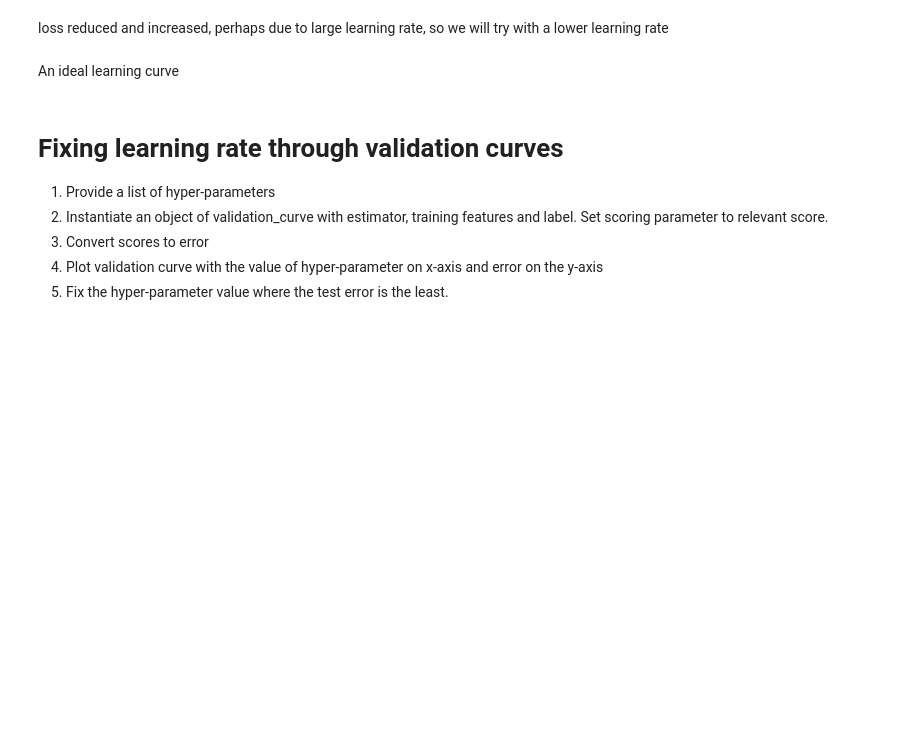
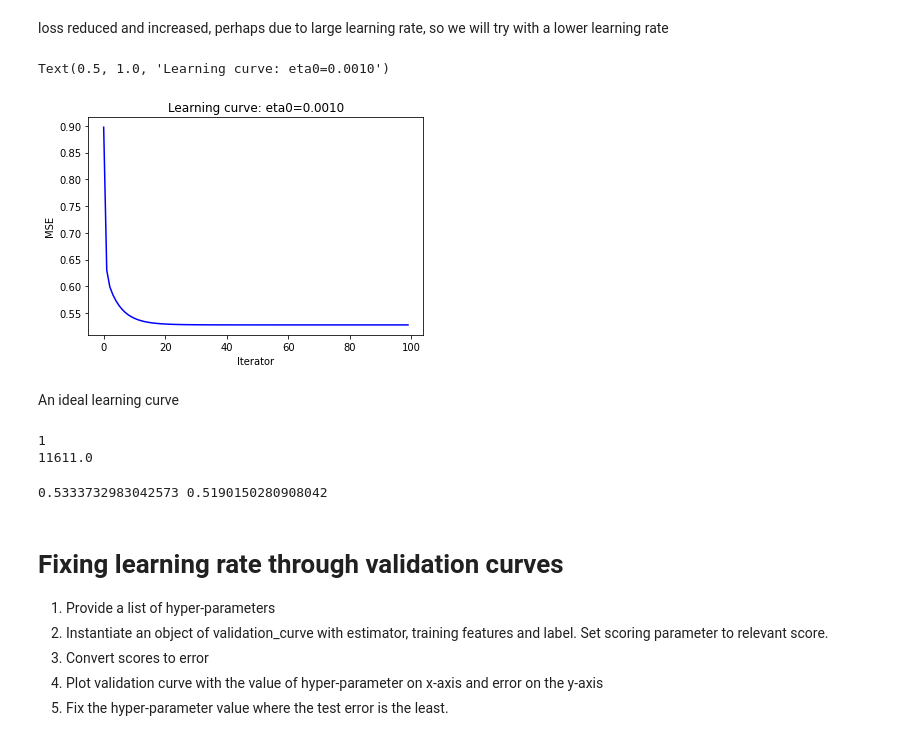
Before and after one commit to rahulagarwak/Machine-Learning-Practice-MLP, a Jupyter notebook: Colab Notebooks/MLP_Wk3_SGDRegressor.ipynb, the cells around one changed output. Cells and saved outputs as stored; diff of their text form; code cells hidden in the pictures; blank space fills up the shorter version.

```diff
--- a/Colab Notebooks/MLP_Wk3_SGDRegressor.ipynb
+++ b/Colab Notebooks/MLP_Wk3_SGDRegressor.ipynb
@@ -91,19 +101,22 @@ loss reduced and increased, perhaps due to large learning rate, so we will try w
 # %%
 eta0 = 1e-3
 sgd_pipeline = Pipeline([('feature_scaling', StandardScaler()),
                          ('SGD',SGDRegressor(max_iter=1, tol=-np.infty,
-                                             warm_start=True,
+                                             warm_start=True, eta0= eta0,
                                              random_state=42))])
 loss=[]
 for epoch in range(100):
   sgd_pipeline.fit(train_features, train_labels)
   loss.append(mean_squared_error(train_labels,
                                  sgd_pipeline.predict(train_features)))
 
 plt.plot(np.arange(len(loss)), loss, 'b-')
 plt.xlabel('Iterator')
 plt.ylabel('MSE')
 plt.title(f'Learning curve: eta0={eta0:.4f}')
+# %% [output]
+Text(0.5, 1.0, 'Learning curve: eta0=0.0010')
+[figure, added]
 # %% [markdown]
 An ideal learning curve
 # %%
@@ -112,10 +125,15 @@ print(sgd_pipeline[-1].n_iter_)
 
 #Weight updates
 print(sgd_pipeline[-1].t_)
+# %% [output]
+1
+11611.0
 # %%
 train_mae = mean_absolute_error(train_labels, sgd_pipeline.predict(train_features))
 dev_mae = mean_absolute_error(dev_labels, sgd_pipeline.predict(dev_features))
 print(train_mae, dev_mae)
+# %% [output]
+0.5333732983042573 0.5190150280908042
 # %% [markdown]
 # Fixing learning rate through validation curves
 
```
Also changed, not shown: parts of 18 cells of this notebook.
